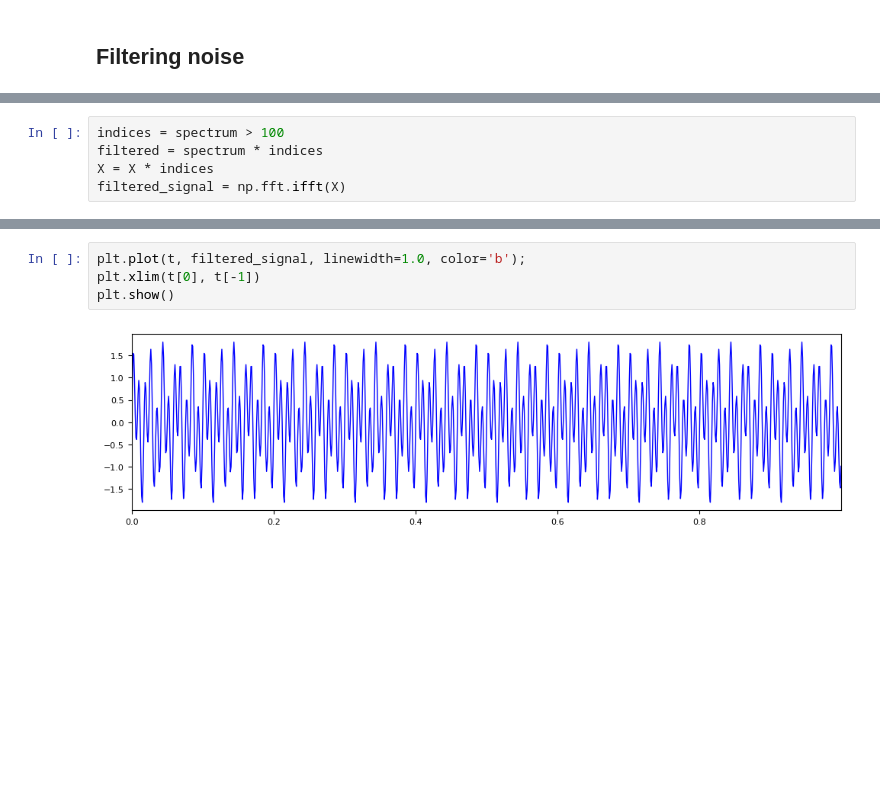
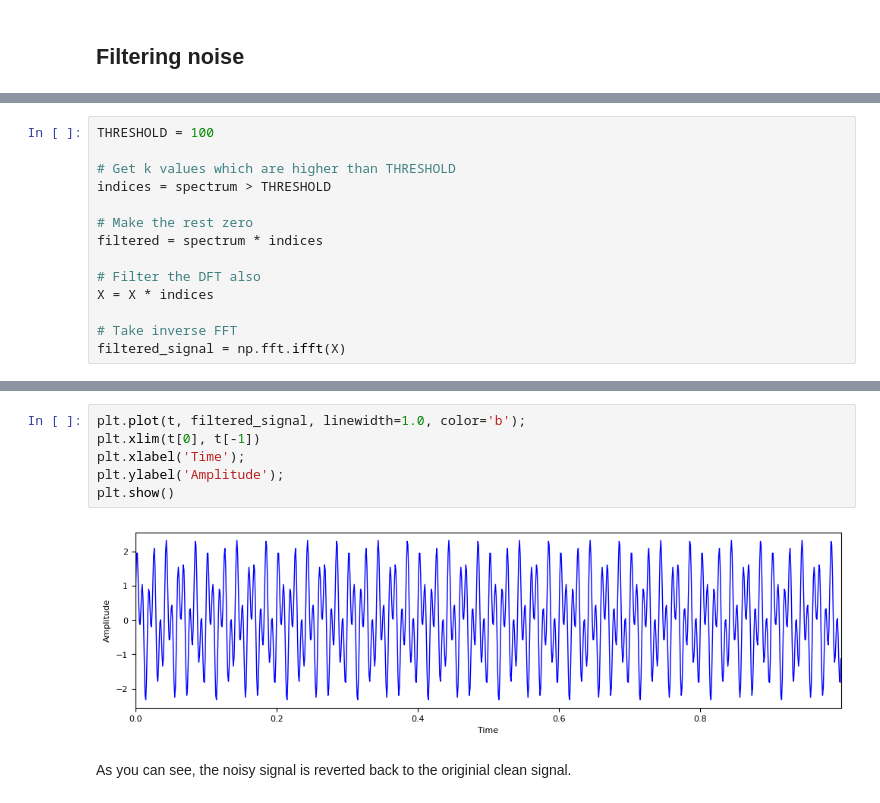
Before and after one commit to devnithw/dsp-python, a Jupyter notebook: docs/denoise_signal.ipynb, the cells around one changed output, grey strips where cells are left out. Saved outputs shown, nothing was run; the diff lists cells and outputs as text; blank space fills up the shorter version.

```diff
--- a/docs/denoise_signal.ipynb
+++ b/docs/denoise_signal.ipynb
@@ -54,5 +130,14 @@ plt.show()
 # %%
-indices = spectrum > 100
+THRESHOLD = 100
+
+# Get k values which are higher than THRESHOLD
+indices = spectrum > THRESHOLD
+
+# Make the rest zero
 filtered = spectrum * indices
+
+# Filter the DFT also
 X = X * indices
+
+# Take inverse FFT
 filtered_signal = np.fft.ifft(X)
@@ -65,6 +161,10 @@ plt.show()
 # %%
 plt.plot(t, filtered_signal, linewidth=1.0, color='b');
 plt.xlim(t[0], t[-1])
+plt.xlabel('Time');
+plt.ylabel('Amplitude');
 plt.show()
 # %% [output]
-[figure, old version]
+[figure, new version]
+# %% [markdown]
+As you can see, the noisy signal is reverted back to the originial clean signal.
```
Also changed, not shown: parts of 22 cells of this notebook.
